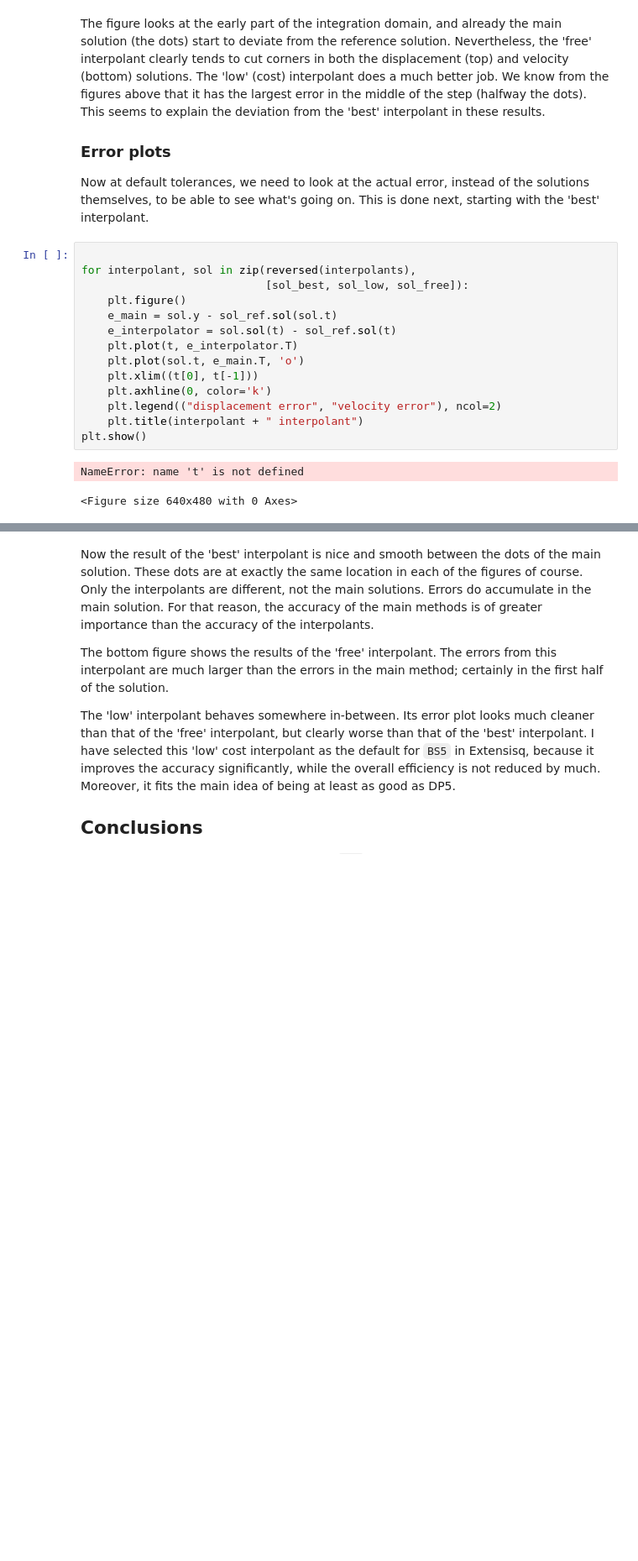
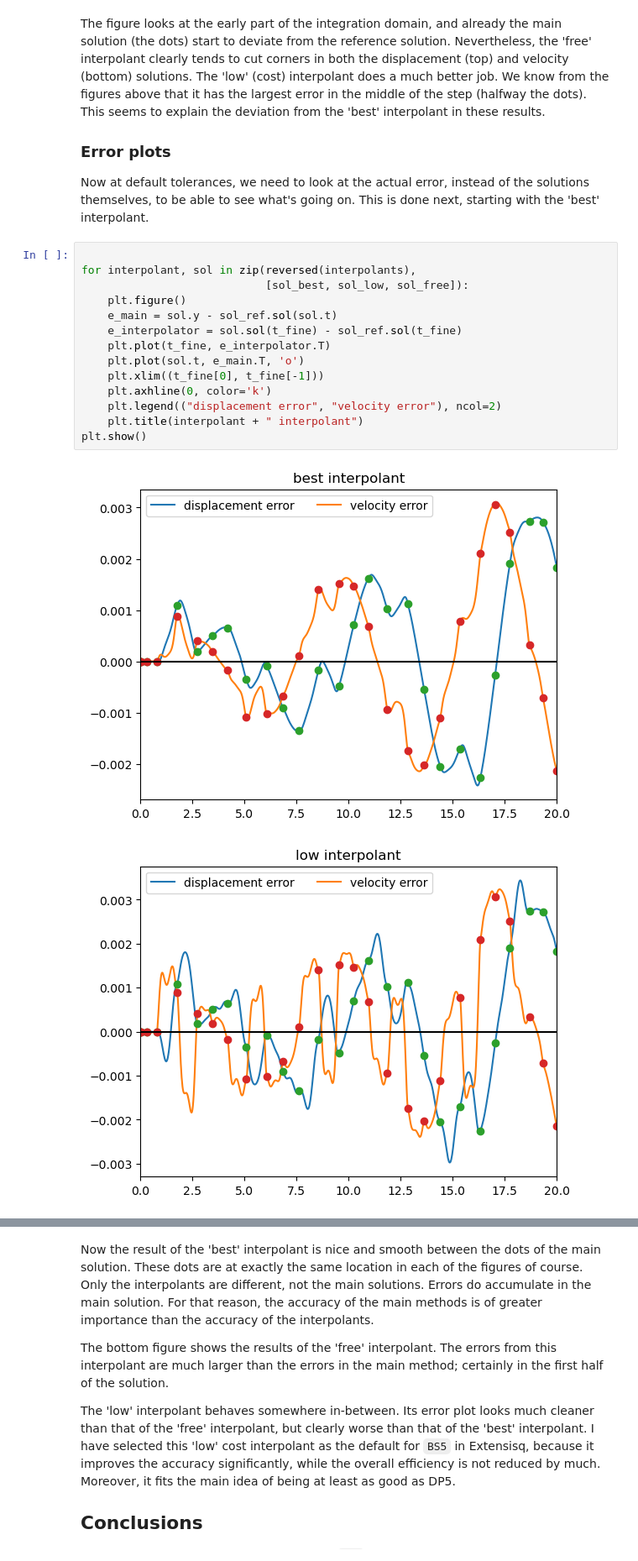
Before and after one commit to WRKampi/extensisq, a Jupyter notebook: docs/Demo_BS5.ipynb, the cells around one changed output, grey strips where cells are left out. Shown at 84% size. Drawn from its saved outputs; the diff is of its cells as text; blank space fills up the shorter version.

```diff
--- a/docs/Demo_BS5.ipynb
+++ b/docs/Demo_BS5.ipynb
@@ -192,17 +192,17 @@ Now at default tolerances, we need to look at the actual error, instead of the s
 # %%
 
 for interpolant, sol in zip(reversed(interpolants),
                             [sol_best, sol_low, sol_free]):
     plt.figure()
     e_main = sol.y - sol_ref.sol(sol.t)
-    e_interpolator = sol.sol(t) - sol_ref.sol(t)
-    plt.plot(t, e_interpolator.T)
+    e_interpolator = sol.sol(t_fine) - sol_ref.sol(t_fine)
+    plt.plot(t_fine, e_interpolator.T)
     plt.plot(sol.t, e_main.T, 'o')
-    plt.xlim((t[0], t[-1]))
+    plt.xlim((t_fine[0], t_fine[-1]))
     plt.axhline(0, color='k')
     plt.legend(("displacement error", "velocity error"), ncol=2)
     plt.title(interpolant + " interpolant")
 plt.show()
 # %% [output]
-NameError: name 't' is not defined
-<Figure size 640x480 with 0 Axes>
+[figure, added]
+[figure, added]
```
Also changed, not shown: parts of 1 cell of this notebook.
